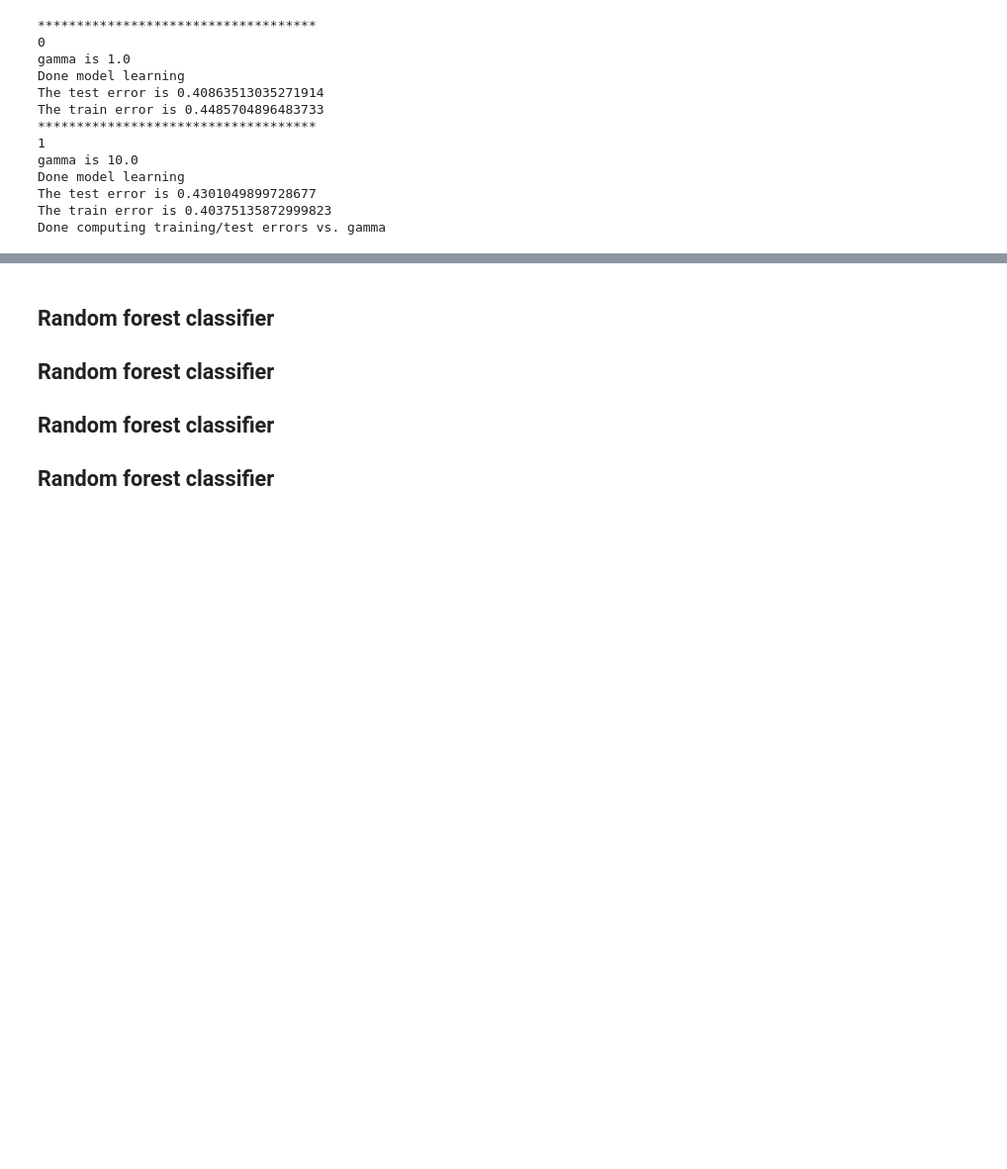
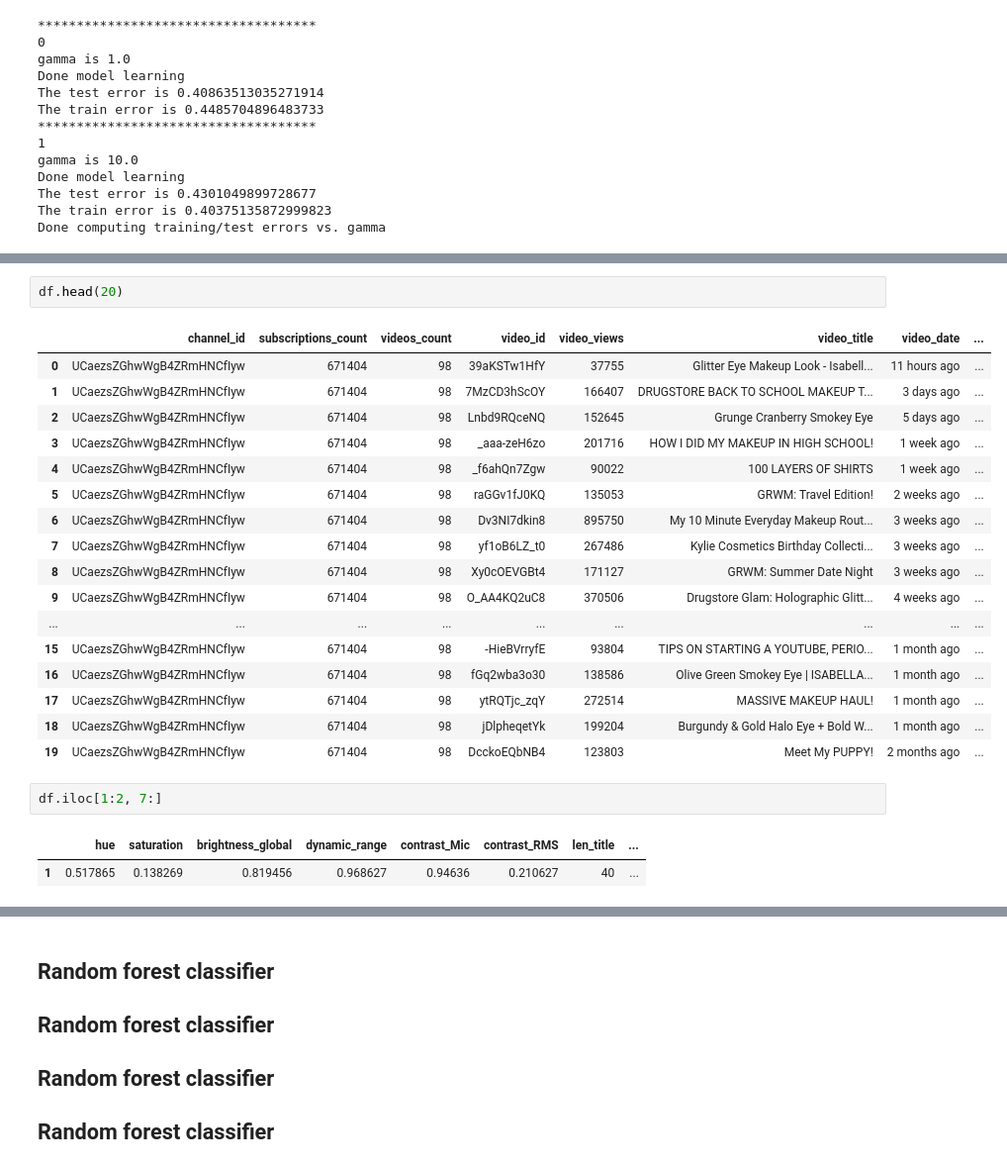
Before and after one commit to yaoliphy/insight-project, a Jupyter notebook: data_analysis_and_ML/youtube_data_analysis.ipynb, the cells around one changed output, grey strips where cells are left out. Shown at 99% size. Saved outputs shown, nothing was run; the diff lists cells and outputs as text; blank space fills up the shorter version.

```diff
--- a/data_analysis_and_ML/youtube_data_analysis.ipynb
+++ b/data_analysis_and_ML/youtube_data_analysis.ipynb
@@ -546,0 +557,25 @@ Done computing training/test errors vs. gamma
+# %%
+df.head(20)
+# %% [output]
+|  | channel_id | subscriptions_count | videos_count | video_id | video_views | video_title | video_date | ... |
+| 0 | UCaezsZGhwWgB4ZRmHNCfIyw | 671404 | 98 | 39aKSTw1HfY | 37755 | Glitter Eye Makeup Look - Isabell... | 11 hours ago | ... |
+| 1 | UCaezsZGhwWgB4ZRmHNCfIyw | 671404 | 98 | 7MzCD3hScOY | 166407 | DRUGSTORE BACK TO SCHOOL MAKEUP T... | 3 days ago | ... |
+| 2 | UCaezsZGhwWgB4ZRmHNCfIyw | 671404 | 98 | Lnbd9RQceNQ | 152645 | Grunge Cranberry Smokey Eye | 5 days ago | ... |
+| 3 | UCaezsZGhwWgB4ZRmHNCfIyw | 671404 | 98 | _aaa-zeH6zo | 201716 | HOW I DID MY MAKEUP IN HIGH SCHOOL! | 1 week ago | ... |
+| 4 | UCaezsZGhwWgB4ZRmHNCfIyw | 671404 | 98 | _f6ahQn7Zgw | 90022 | 100 LAYERS OF SHIRTS | 1 week ago | ... |
+| 5 | UCaezsZGhwWgB4ZRmHNCfIyw | 671404 | 98 | raGGv1fJ0KQ | 135053 | GRWM: Travel Edition! | 2 weeks ago | ... |
+| 6 | UCaezsZGhwWgB4ZRmHNCfIyw | 671404 | 98 | Dv3NI7dkin8 | 895750 | My 10 Minute Everyday Makeup Rout... | 3 weeks ago | ... |
+| 7 | UCaezsZGhwWgB4ZRmHNCfIyw | 671404 | 98 | yf1oB6LZ_t0 | 267486 | Kylie Cosmetics Birthday Collecti... | 3 weeks ago | ... |
+| 8 | UCaezsZGhwWgB4ZRmHNCfIyw | 671404 | 98 | Xy0cOEVGBt4 | 171127 | GRWM: Summer Date Night | 3 weeks ago | ... |
+| 9 | UCaezsZGhwWgB4ZRmHNCfIyw | 671404 | 98 | O_AA4KQ2uC8 | 370506 | Drugstore Glam: Holographic Glitt... | 4 weeks ago | ... |
+| ... | ... | ... | ... | ... | ... | ... | ... | ... |
+| 15 | UCaezsZGhwWgB4ZRmHNCfIyw | 671404 | 98 | -HieBVrryfE | 93804 | TIPS ON STARTING A YOUTUBE, PERIO... | 1 month ago | ... |
+| 16 | UCaezsZGhwWgB4ZRmHNCfIyw | 671404 | 98 | fGq2wba3o30 | 138586 | Olive Green Smokey Eye | ISABELLA... | 1 month ago | ... |
+| 17 | UCaezsZGhwWgB4ZRmHNCfIyw | 671404 | 98 | ytRQTjc_zqY | 272514 | MASSIVE MAKEUP HAUL! | 1 month ago | ... |
+| 18 | UCaezsZGhwWgB4ZRmHNCfIyw | 671404 | 98 | jDlpheqetYk | 199204 | Burgundy & Gold Halo Eye + Bold W... | 1 month ago | ... |
+| 19 | UCaezsZGhwWgB4ZRmHNCfIyw | 671404 | 98 | DcckoEQbNB4 | 123803 | Meet My PUPPY! | 2 months ago | ... |
+# %%
+df.iloc[1:2, 7:]
+# %% [output]
+|  | hue | saturation | brightness_global | dynamic_range | contrast_Mic | contrast_RMS | len_title | ... |
+| 1 | 0.517865 | 0.138269 | 0.819456 | 0.968627 | 0.94636 | 0.210627 | 40 | ... |
```
Also changed, not shown: parts of 34 cells of this notebook.
